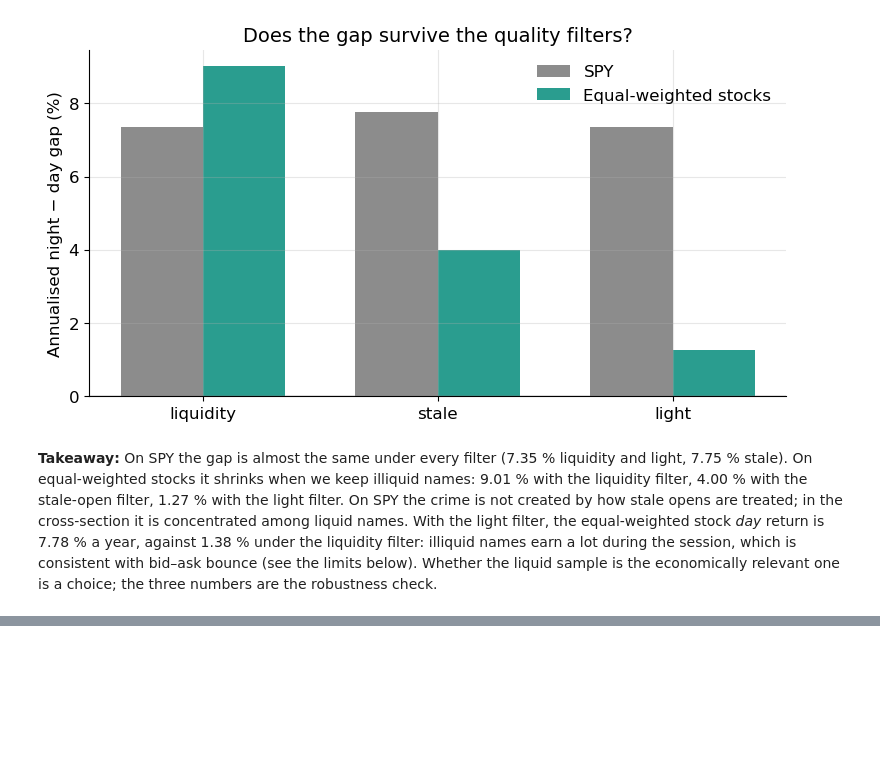
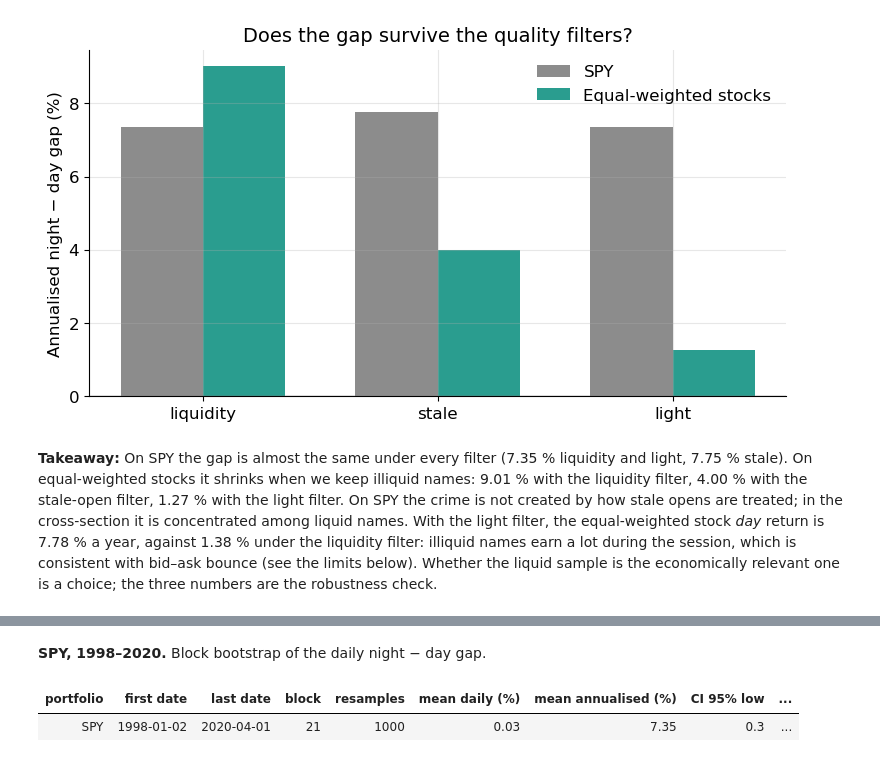
Before and after one commit to theanalysts-ada/Project_ADA_Stock_Markets_TheAnalysts, a Jupyter notebook: results.ipynb, the cells around one changed output, grey strips where cells are left out. Saved outputs shown, nothing was run; the diff lists cells and outputs as text; code cells hidden in the pictures; blank space fills up the shorter version.

```diff
--- a/results.ipynb
+++ b/results.ipynb
@@ -568,0 +519,7 @@ block_bootstrap_ci(ew["r_night"] - ew["r_day"])
+# %% [markdown]
+**SPY, 1998–2020.** Block bootstrap of the daily night − day gap.
+# %%
+label_sample(block_bootstrap_ci(spy["r_night"] - spy["r_day"]), "SPY", spy)
+# %% [output]
+| portfolio | first date | last date | block | resamples | mean daily (%) | mean annualised (%) | CI 95% low | ... |
+| SPY | 1998-01-02 | 2020-04-01 | 21 | 1000 | 0.03 | 7.35 | 0.3 | ... |
```
Also changed, not shown: parts of 24 cells of this notebook, 1 other file.
